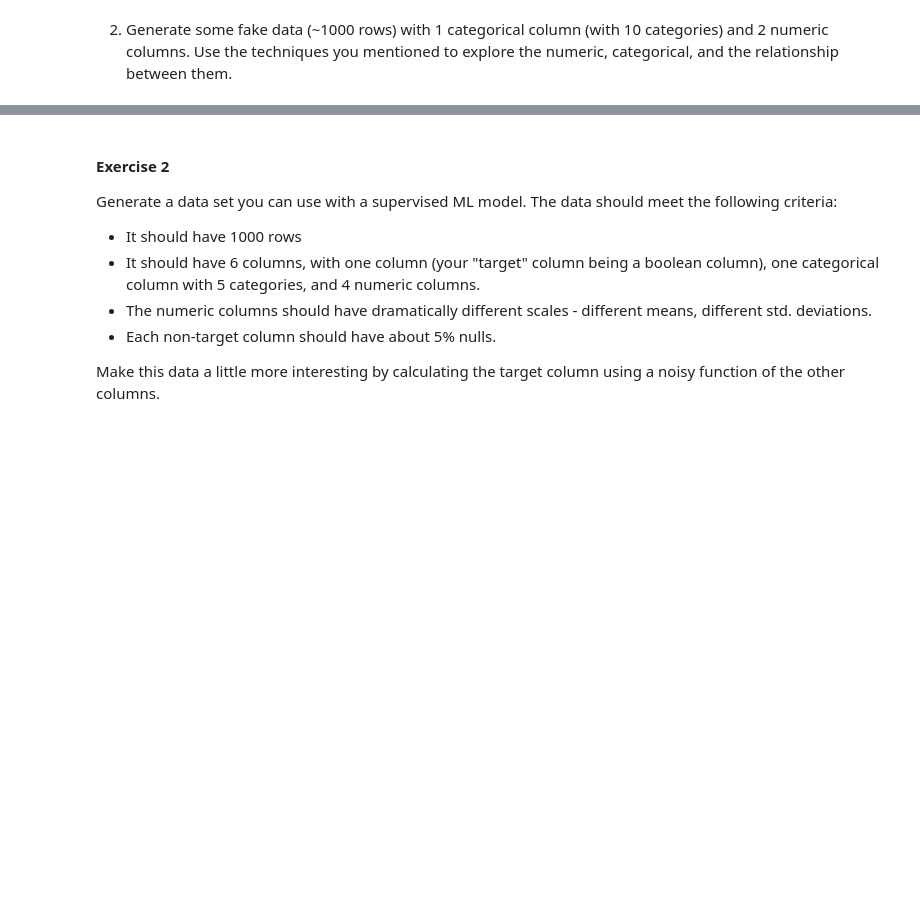
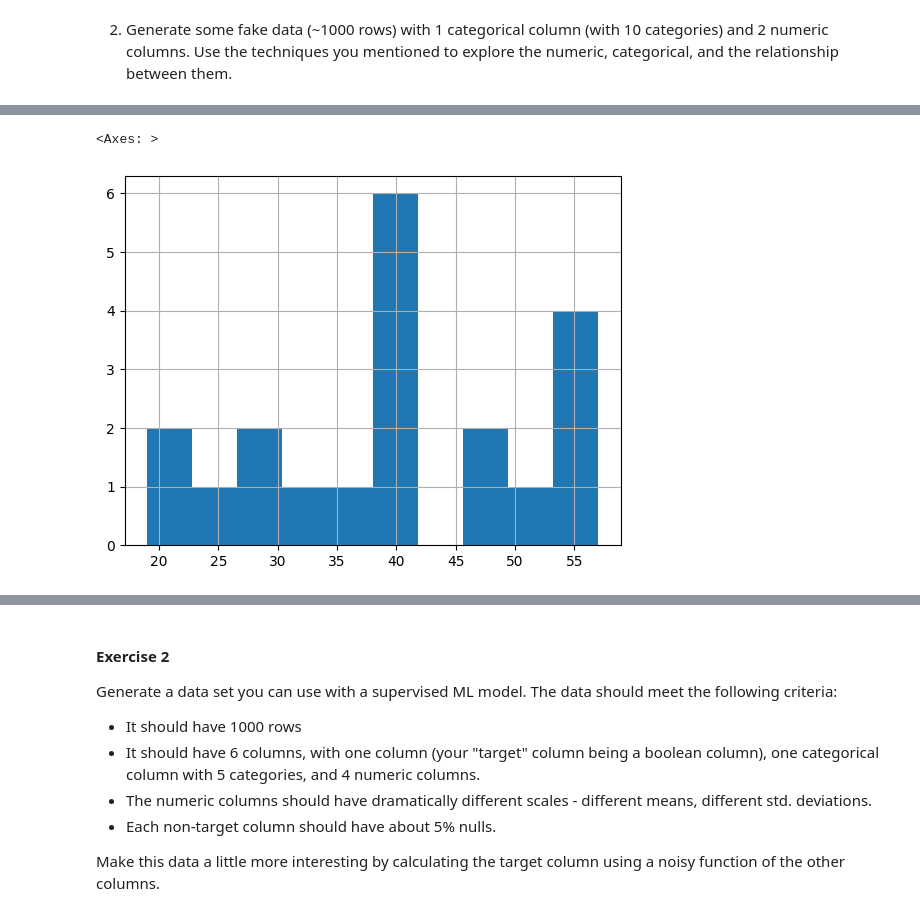
Before and after one commit to SU-IST707-FS25/week-2-materials-prasad11s, a Jupyter notebook: assignment.ipynb, the cells around one changed output, grey strips where cells are left out. Cells and saved outputs as stored; diff of their text form; code cells hidden in the pictures; blank space fills up the shorter version.

```diff
--- a/assignment.ipynb
+++ b/assignment.ipynb
@@ -13,4 +13,21 @@
 # %% [markdown]
 2. Generate some fake data (~1000 rows) with 1 categorical column (with 10 categories) and 2 numeric columns. Use the techniques you mentioned to explore the numeric, categorical, and the relationship between them.
 # %%
-# Your code here
+import pandas as pd
+import numpy as np
+
+np.random.seed(50)
+
+ages = np.random.randint(18, 60, 20)
+salaries = np.random.randint(30000, 100000, 20)
+
+departments = np.random.choice(['HR', 'IT', 'Finance', 'Marketing'], 20)
+
+# create dataframe
+df = pd.DataFrame({
+    'Age': ages,
+    'Salary': salaries,
+    'Department': departments
+})
+
+print(df.head())
@@ -19,3 +53,6 @@
 # %%
-# Your code here
+df['Age'].hist(bins=10)
+# %% [output]
+<Axes: >
+[figure, added]
 # %%
```
Also changed, not shown: parts of 8 cells of this notebook.
